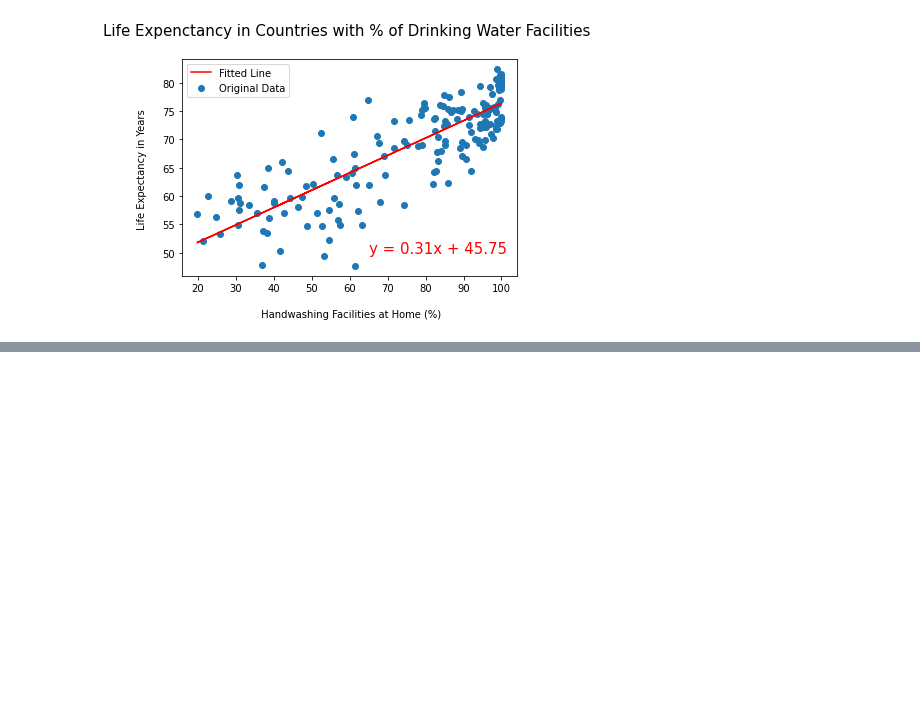
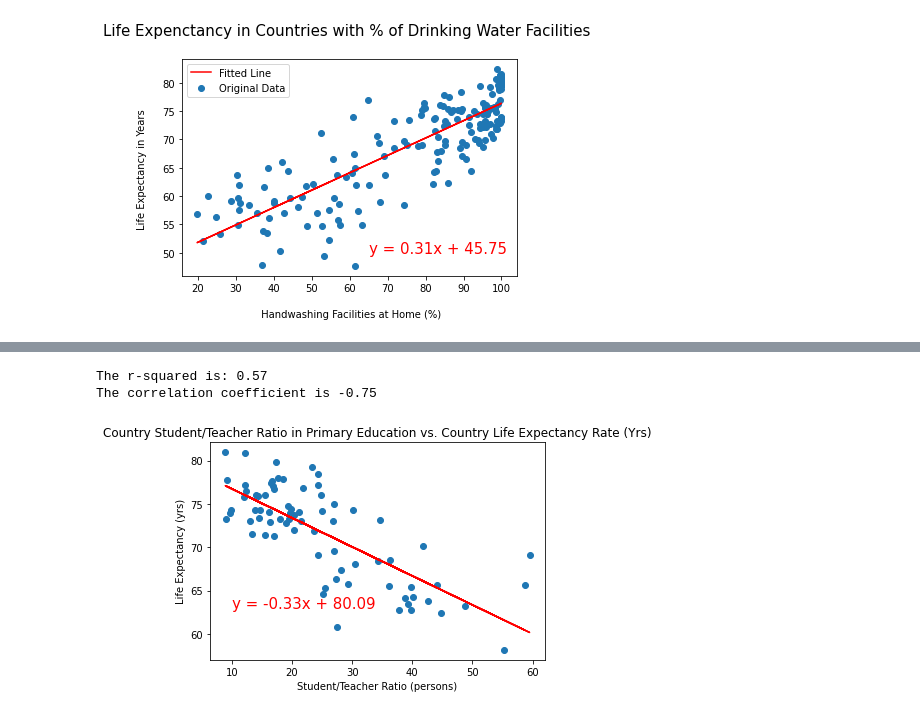
Before and after one commit to pkorat/World-Life-Expectancy-Analysis, a Jupyter notebook: main_pk_6_30_21.ipynb, the cells around one changed output, grey strips where cells are left out. Drawn from its saved outputs; the diff is of its cells as text; code cells hidden in the pictures; blank space fills up the shorter version.

```diff
--- a/main_pk_6_30_21.ipynb
+++ b/main_pk_6_30_21.ipynb
@@ -493,0 +660,6 @@ Pearsons correlation: 0.84
+# %%
+#(Geoff Pawlowski)
+# merge teaching staff ratio data with life expectancy data on country index
+student_teacher_combined_df = pd.merge(life_expectancy_2019_both_sexes_df, pupil_teacher_ratio_primary_df, on='Entity')
+student_teacher_combined_df.rename(columns={'First Tooltip':'Life Expectancy','Value':'Student/Teacher Ratio'}, inplace = True)
+student_teacher_combined_df
@@ -493,0 +680,24 @@ Pearsons correlation: 0.84
+# %%
+#(Geoff Pawlowski)
+student_teacher_ratio = student_teacher_combined_df['Student/Teacher Ratio']
+life_exp = student_teacher_combined_df['Life Expectancy']
+
+# Create scatter plot and linear regression of literacy data vs life expectancy data
+(slope, intercept, rvalue, pvalue, stderr) = linregress(student_teacher_ratio, life_exp)
+regress_values = student_teacher_ratio * slope + intercept
+line_eq = "y = " + str(round(slope,2)) + "x + " + str(round(intercept,2))
+plt.scatter(student_teacher_ratio, life_exp)
+plt.plot(student_teacher_ratio, regress_values, "r-")
+plt.annotate(line_eq,(10,63),fontsize = 15, color = "red")
+print(f"The r-squared is: {rvalue**2:.2f}")
+plt.xlabel('Student/Teacher Ratio (persons)')
+plt.ylabel('Life Expectancy (yrs)')
+plt.title('Country Student/Teacher Ratio in Primary Education vs. Country Life Expectancy Rate (Yrs)')
+print(f"The correlation coefficient is {round(sts.pearsonr(student_teacher_ratio,life_exp)[0],2):.2f}")
+teaching_staff_corr = sts.pearsonr(student_teacher_ratio,life_exp)[0]
+
+plt.savefig('Output/Teacher_Ratio_vs_Life_Expectancy_Figure_3.png')
+# %% [output]
+The r-squared is: 0.57
+The correlation coefficient is -0.75
+[figure, added]
```
Also changed, not shown: parts of 41 cells of this notebook, 9 other files.
